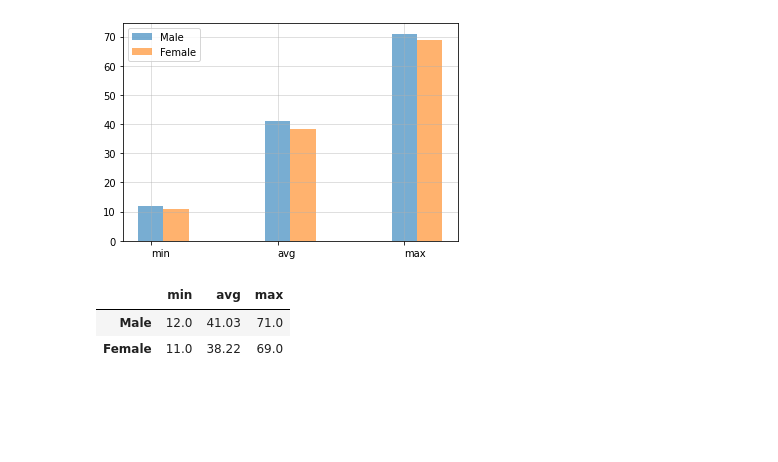
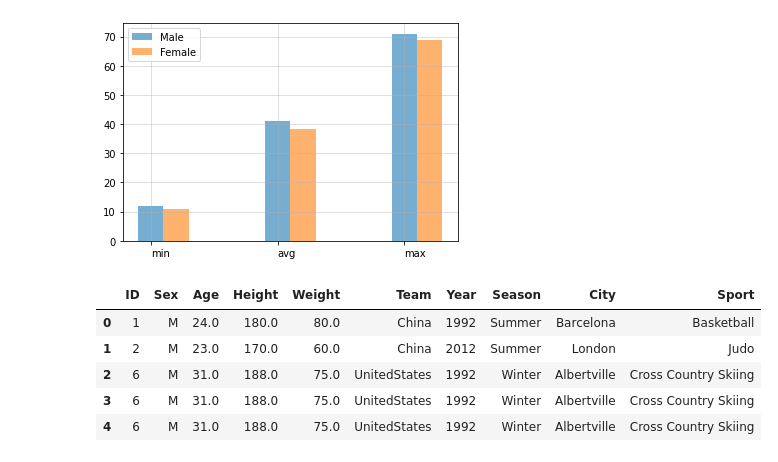
Before and after one commit to Hramos93/PandasSQL-StastSports, a Jupyter notebook: StastSport.ipynb, the cells around one changed output. Saved outputs shown, nothing was run; the diff lists cells and outputs as text; code cells hidden in the pictures; blank space fills up the shorter version.

```diff
--- a/StastSport.ipynb
+++ b/StastSport.ipynb
@@ -76,7 +83,7 @@ countageF = Count('Female','Age')
 # %%
 fig, ax = plt.subplots()
-Male = ax.bar(countageM['Age'],countageM['count'], label='Male', alpha=0.6)
-Female = ax.bar(countageF['Age'], countageF['count'], label='Female', alpha=0.6)
+M = ax.bar(countageM['Age'],countageM['count'], label='Male', alpha=0.6)
+F = ax.bar(countageF['Age'], countageF['count'], label='Female', alpha=0.6)
 ax.legend()
 plt.grid()
 plt.show()
@@ -110,9 +128,12 @@ def stastplot(df):
 stastplot(summary)
 # %% [output]
 [figure]
-# %%
-summary
-# %% [output]
-|  | min | avg | max |
-| Male | 12.0 | 41.03 | 71.0 |
-| Female | 11.0 | 38.22 | 69.0 |
+# %%
+Male.head()
+# %% [output]
+|  | ID | Sex | Age | Height | Weight | Team | Year | Season | City | Sport |
+| 0 | 1 | M | 24.0 | 180.0 | 80.0 | China | 1992 | Summer | Barcelona | Basketball |
+| 1 | 2 | M | 23.0 | 170.0 | 60.0 | China | 2012 | Summer | London | Judo |
+| 2 | 6 | M | 31.0 | 188.0 | 75.0 | UnitedStates | 1992 | Winter | Albertville | Cross Country Skiing |
+| 3 | 6 | M | 31.0 | 188.0 | 75.0 | UnitedStates | 1992 | Winter | Albertville | Cross Country Skiing |
+| 4 | 6 | M | 31.0 | 188.0 | 75.0 | UnitedStates | 1992 | Winter | Albertville | Cross Country Skiing |
```
Also changed, not shown: parts of 20 cells of this notebook.
